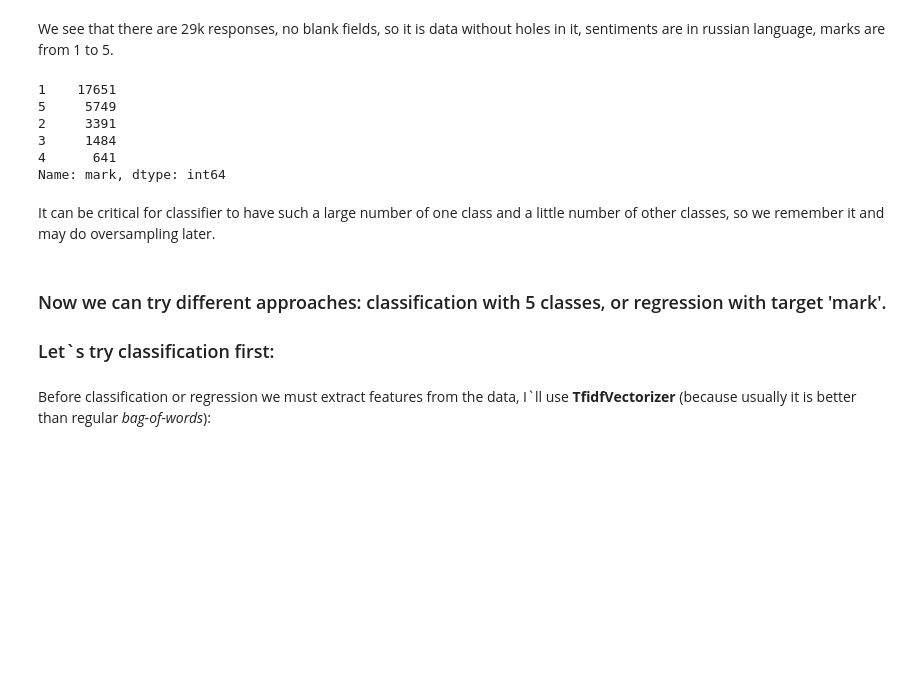
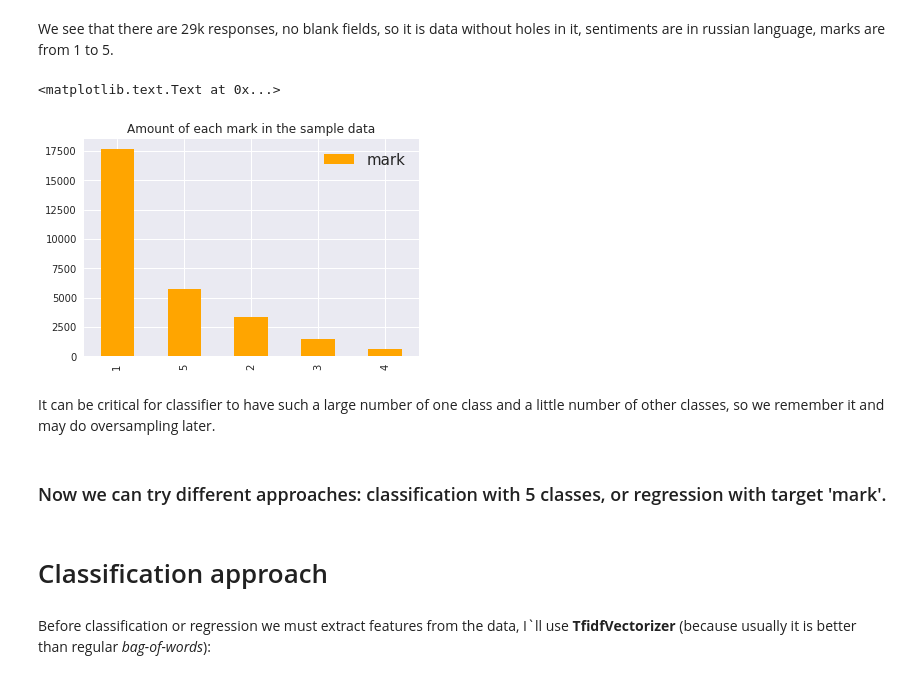
Before and after one commit to izakharkin/Respalyzer, a Jupyter notebook: app/src/classification_research.ipynb, the cells around one changed output. Saved outputs shown, nothing was run; the diff lists cells and outputs as text; code cells hidden in the pictures; blank space fills up the shorter version.

```diff
--- a/app/src/responses_analysis.ipynb
+++ b/app/src/classification_research.ipynb
@@ -68,20 +68,19 @@ data.describe()
 | max | 5.000000 |
 # %% [markdown]
 We see that there are 29k responses, no blank fields, so it is data without holes in it, sentiments are in russian language, marks are from 1 to 5.
-# %%
-data.mark.value_counts()
-# %% [output]
-1    17651
-5     5749
-2     3391
-3     1484
-4      641
-Name: mark, dtype: int64
+# %%
+data.mark.value_counts().plot(kind='bar', label='mark', color='orange')
+plt.legend(fontsize=15)
+plt.title('Amount of each mark in the sample data')
+# %% [output]
+<matplotlib.text.Text at 0x...>
+[figure, added]
 # %% [markdown]
 It can be critical for classifier to have such a large number of one class and a little number of other classes, so we remember it and may do oversampling later.
 # %% [markdown]
 ### Now we can try different approaches: classification with 5 classes, or regression with target 'mark'.
-### Let`s try classification first:
+# %% [markdown]
+# Classification approach
 # %% [markdown]
 Before classification or regression we must extract features from the data, I`ll use **TfidfVectorizer** (because usually it is better than regular *bag-of-words*):
 # %%
```
Also changed, not shown: parts of 3 cells of this notebook, 19 other files.
